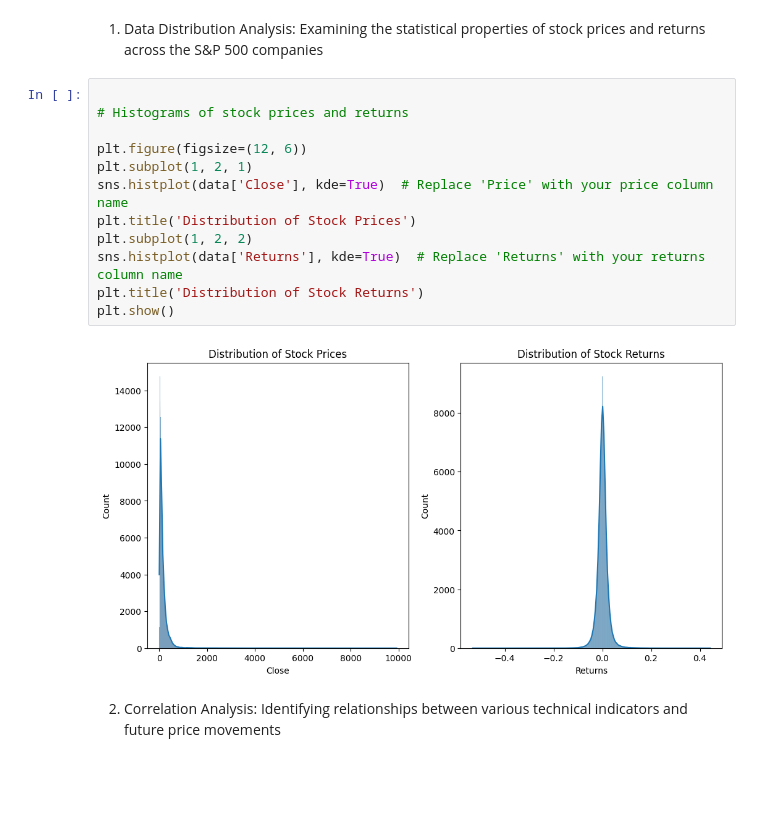
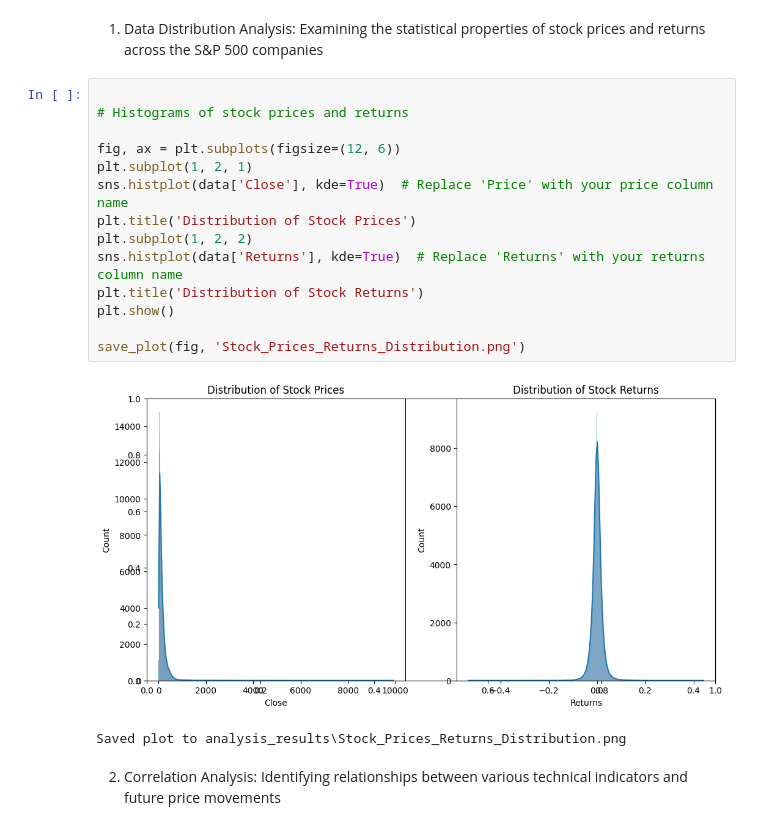
Before and after one commit to BiniamD/Class, a Jupyter notebook: SPRING -2025/ADTA 5900 - Advanced Data Analytics Capstone/Project/Code/EDA/Deep_Learning_for_Enhanced_Trading_Signal_Generation.ipynb, the cells around one changed output. Drawn from its saved outputs; the diff is of its cells as text; blank space fills up the shorter version.

```diff
--- a/SPRING -2025/ADTA 5900 - Advanced Data Analytics Capstone/Project/Code/EDA/Deep_Learning_for_Enhanced_Trading_Signal_Generation.ipynb
+++ b/SPRING -2025/ADTA 5900 - Advanced Data Analytics Capstone/Project/Code/EDA/Deep_Learning_for_Enhanced_Trading_Signal_Generation.ipynb
@@ -200,16 +205,19 @@ plt.show()
 # %%
 
 # Histograms of stock prices and returns
 
-plt.figure(figsize=(12, 6))
+fig, ax = plt.subplots(figsize=(12, 6))
 plt.subplot(1, 2, 1)
 sns.histplot(data['Close'], kde=True)  # Replace 'Price' with your price column name
 plt.title('Distribution of Stock Prices')
 plt.subplot(1, 2, 2)
 sns.histplot(data['Returns'], kde=True)  # Replace 'Returns' with your returns column name
 plt.title('Distribution of Stock Returns')
 plt.show()
+
+save_plot(fig, 'Stock_Prices_Returns_Distribution.png')
 # %% [output]
-[figure, old version]
+[figure, new version]
+Saved plot to analysis_results\Stock_Prices_Returns_Distribution.png
 # %% [markdown]
 2. Correlation Analysis: Identifying relationships between various technical indicators and future price movements
```
Also changed, not shown: parts of 8 cells of this notebook, 13 other files.
